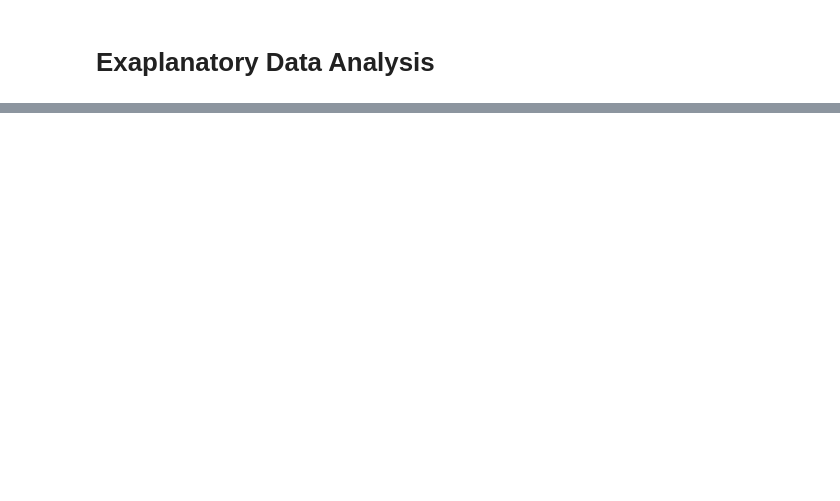
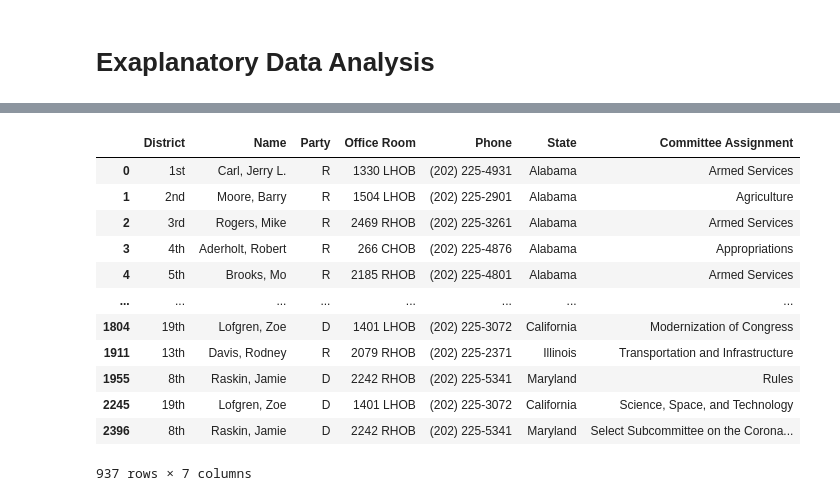
Before and after one commit to pedrosanhueza/Web-Scrape, a Jupyter notebook: US House of Representatives/Representatives - Code/Representatives 08-06-2022.ipynb, the cells around one changed output, grey strips where cells are left out. Cells and saved outputs as stored; diff of their text form; code cells hidden in the pictures; blank space fills up the shorter version.

Commit message:
committ

```diff
--- a/US House of Representatives/Representatives - Code/Representatives 08-06-2022.ipynb
+++ b/US House of Representatives/Representatives - Code/Representatives 08-06-2022.ipynb
@@ -110,3 +110,24 @@ fig.for_each_trace(lambda t: t.update(name = newnames[t.name]))
 fig.update_xaxes(tickangle=-45)
 # %% [output]
 [interactive output not drawn]
+# %%
+data_melt_committee = data.copy()
+data_melt_committee[[0,1,2,3,4,5]] = data['Committee Assignment'].str.split('|',expand=True)
+data_melt_committee.drop('Committee Assignment',axis=1, inplace=True)
+data_melt_committee = data_melt_committee.melt(id_vars=['District','Name','Party','Office Room','Phone','State'],value_name='Committee Assignment')
+data_melt_committee = data_melt_committee[~data_melt_committee['Committee Assignment'].isnull()].drop('variable',axis=1)
+data_melt_committee
+# %% [output]
+|  | District | Name | Party | Office Room | Phone | State | Committee Assignment |
+| 0 | 1st | Carl, Jerry L. | R | 1330 LHOB | (202) 225-4931 | Alabama | Armed Services |
+| 1 | 2nd | Moore, Barry | R | 1504 LHOB | (202) 225-2901 | Alabama | Agriculture |
+| 2 | 3rd | Rogers, Mike | R | 2469 RHOB | (202) 225-3261 | Alabama | Armed Services |
+| 3 | 4th | Aderholt, Robert | R | 266 CHOB | (202) 225-4876 | Alabama | Appropriations |
+| 4 | 5th | Brooks, Mo | R | 2185 RHOB | (202) 225-4801 | Alabama | Armed Services |
+| ... | ... | ... | ... | ... | ... | ... | ... |
+| 1804 | 19th | Lofgren, Zoe | D | 1401 LHOB | (202) 225-3072 | California | Modernization of Congress |
+| 1911 | 13th | Davis, Rodney | R | 2079 RHOB | (202) 225-2371 | Illinois | Transportation and Infrastructure |
+| 1955 | 8th | Raskin, Jamie | D | 2242 RHOB | (202) 225-5341 | Maryland | Rules |
+| 2245 | 19th | Lofgren, Zoe | D | 1401 LHOB | (202) 225-3072 | California | Science, Space, and Technology |
+| 2396 | 8th | Raskin, Jamie | D | 2242 RHOB | (202) 225-5341 | Maryland | Select Subcommittee on the Corona... |
+937 rows × 7 columns
```
Also changed, not shown: parts of 7 cells of this notebook.
